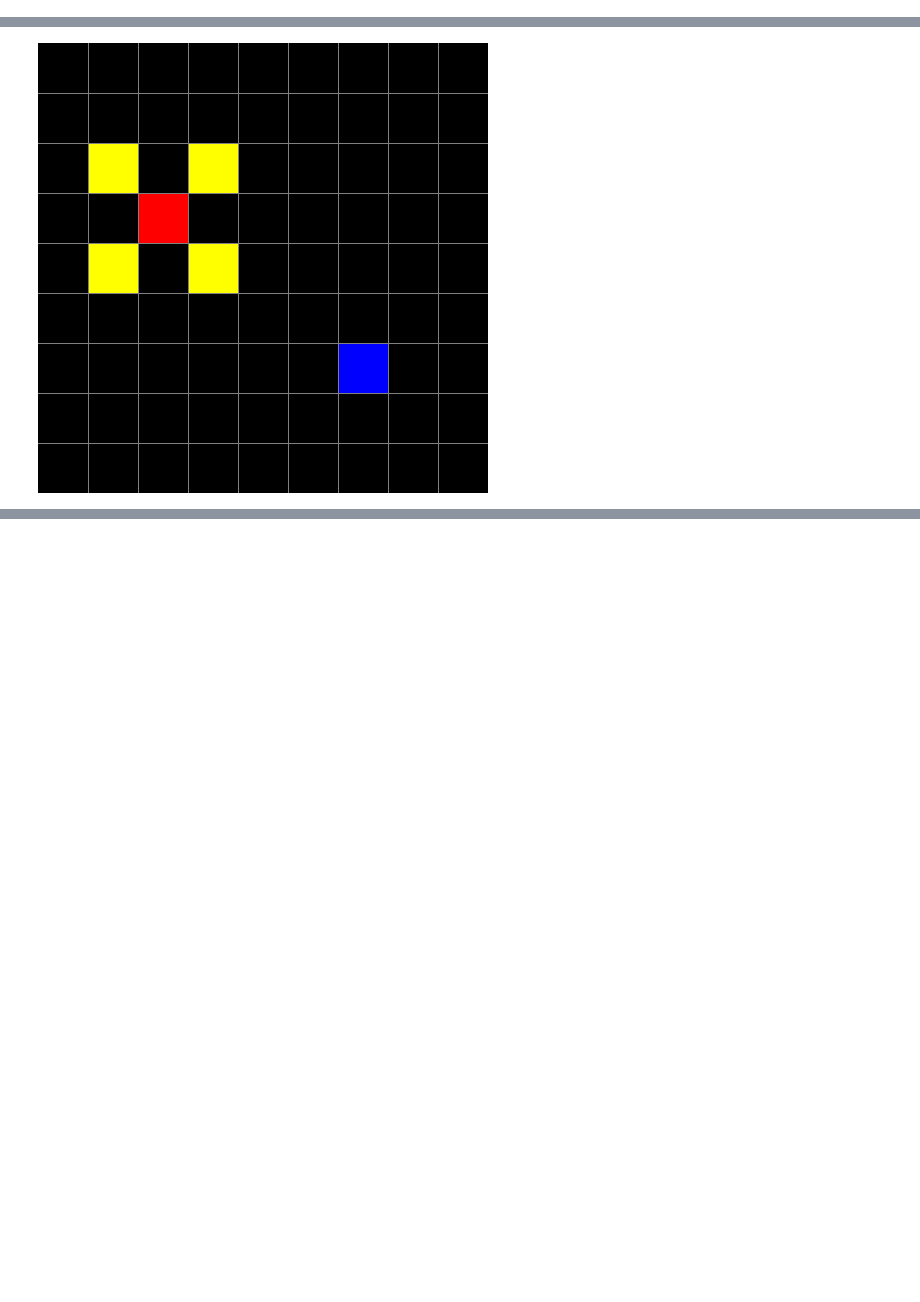
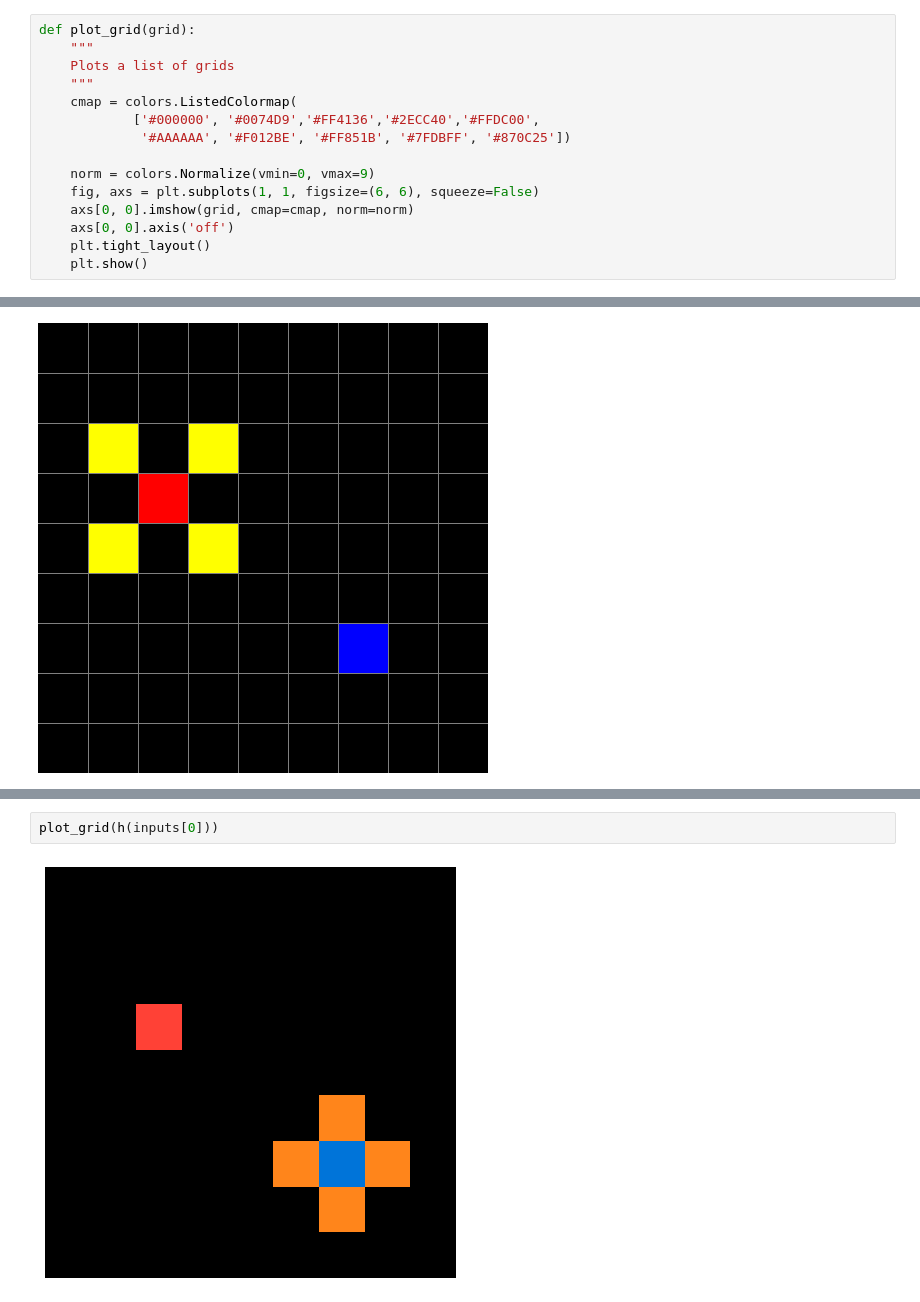
Before and after one commit to aysjajohnson/ARC, a Jupyter notebook: notebooks/ARC LOTlib.ipynb, the cells around one changed output, grey strips where cells are left out. Saved outputs shown, nothing was run; the diff lists cells and outputs as text; blank space fills up the shorter version.

```diff
--- a/notebooks/ARC LOTlib.ipynb
+++ b/notebooks/ARC LOTlib.ipynb
@@ -461,0 +446,15 @@ array([[0, 0, 0, 0, 0, 0, 0, 0, 0],
+# %%
+def plot_grid(grid):
+    """
+    Plots a list of grids
+    """
+    cmap = colors.ListedColormap(
+            ['#000000', '#0074D9','#FF4136','#2ECC40','#FFDC00',
+             '#AAAAAA', '#F012BE', '#FF851B', '#7FDBFF', '#870C25'])
+
+    norm = colors.Normalize(vmin=0, vmax=9)
+    fig, axs = plt.subplots(1, 1, figsize=(6, 6), squeeze=False)
+    axs[0, 0].imshow(grid, cmap=cmap, norm=norm)
+    axs[0, 0].axis('off')
+    plt.tight_layout()
+    plt.show()
@@ -517,0 +509,4 @@ print(inputs[0])
+# %%
+plot_grid(h(inputs[0]))
+# %% [output]
+[figure, added]
```
Also changed, not shown: parts of 13 cells of this notebook, 1 other file.
